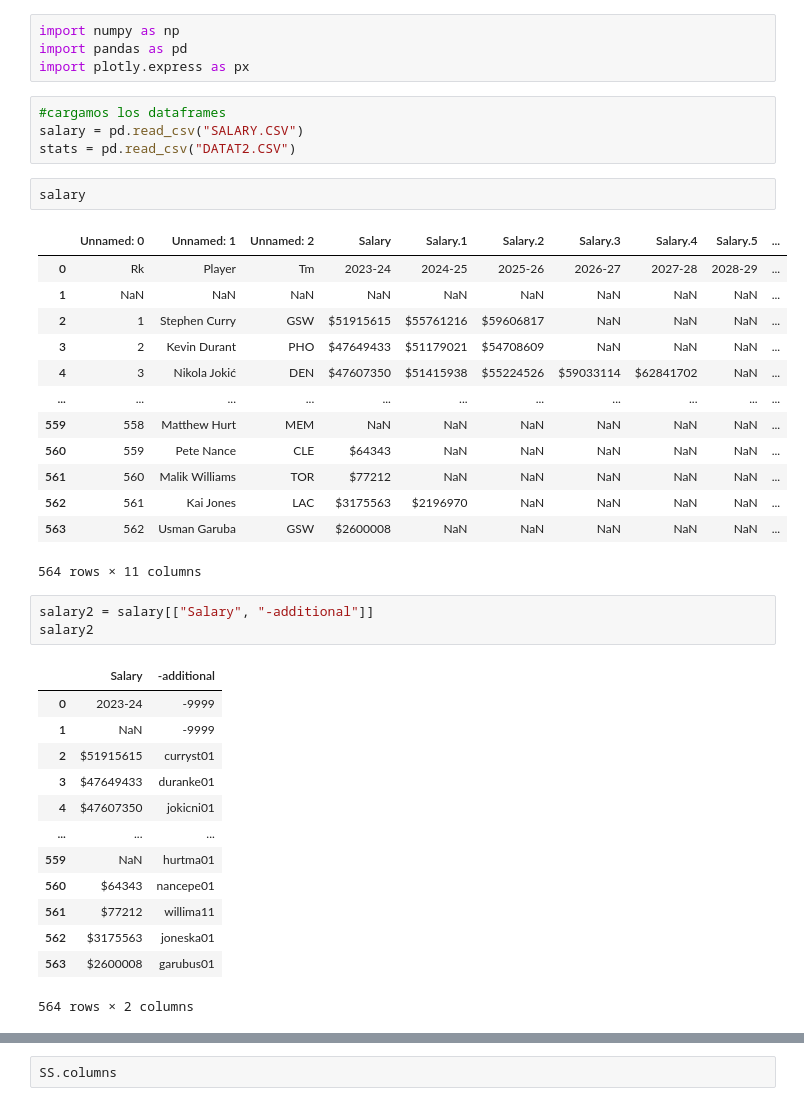
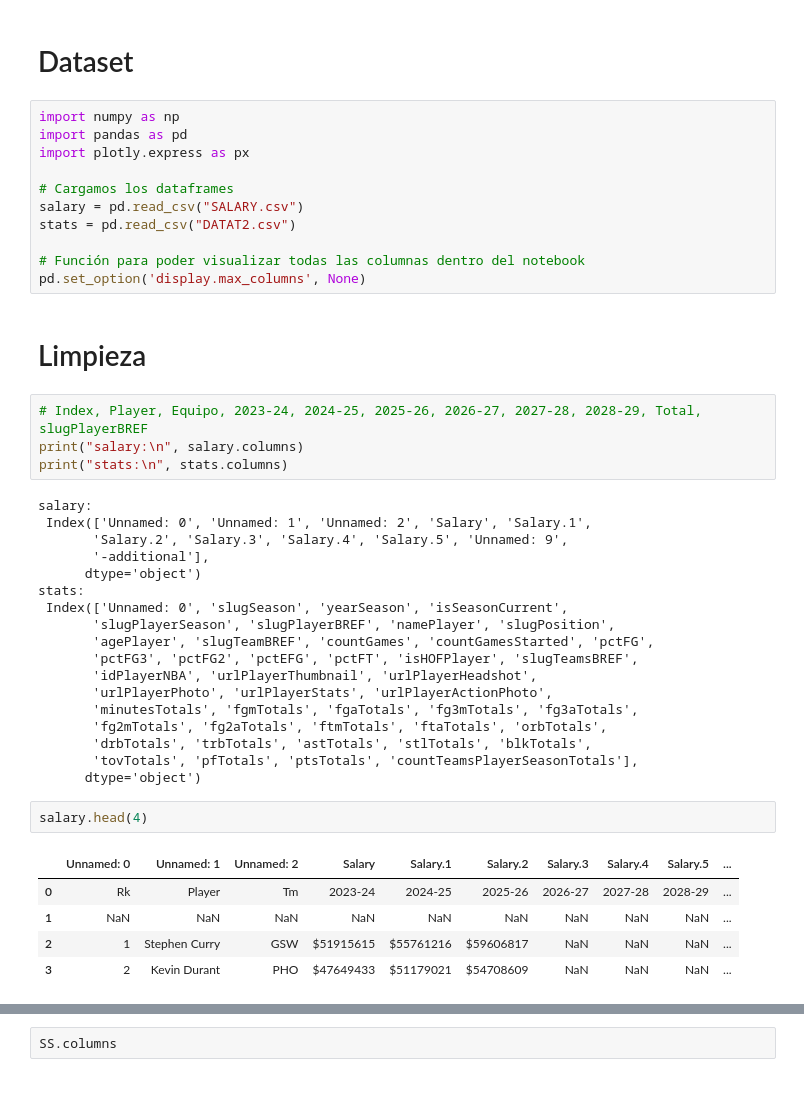
Before and after one commit to m-1806/nba, a Jupyter notebook: M.ipynb, the cells around one changed output, grey strips where cells are left out. Cells and saved outputs as stored; diff of their text form.

```diff
--- a/M.ipynb
+++ b/M.ipynb
@@ -1,41 +6,45 @@
+# %% [markdown]
+# Dataset
 # %%
 import numpy as np
 import pandas as pd
 import plotly.express as px
+
+# Cargamos los dataframes
+salary = pd.read_csv("SALARY.csv")
+stats = pd.read_csv("DATAT2.csv")
+
+# Función para poder visualizar todas las columnas dentro del notebook
+pd.set_option('display.max_columns', None)
-# %%
-#cargamos los dataframes
-salary = pd.read_csv("SALARY.CSV")
-stats = pd.read_csv("DATAT2.CSV")
+# %% [markdown]
+# Limpieza
+# %%
+# Index, Player, Equipo, 2023-24, 2024-25, 2025-26, 2026-27, 2027-28, 2028-29, Total, slugPlayerBREF
+print("salary:\n", salary.columns)
+print("stats:\n", stats.columns)
+# %% [output]
+salary:
+ Index(['Unnamed: 0', 'Unnamed: 1', 'Unnamed: 2', 'Salary', 'Salary.1',
+       'Salary.2', 'Salary.3', 'Salary.4', 'Salary.5', 'Unnamed: 9',
+       '-additional'],
+      dtype='object')
+stats:
+ Index(['Unnamed: 0', 'slugSeason', 'yearSeason', 'isSeasonCurrent',
+       'slugPlayerSeason', 'slugPlayerBREF', 'namePlayer', 'slugPosition',
+       'agePlayer', 'slugTeamBREF', 'countGames', 'countGamesStarted', 'pctFG',
+       'pctFG3', 'pctFG2', 'pctEFG', 'pctFT', 'isHOFPlayer', 'slugTeamsBREF',
+       'idPlayerNBA', 'urlPlayerThumbnail', 'urlPlayerHeadshot',
+       'urlPlayerPhoto', 'urlPlayerStats', 'urlPlayerActionPhoto',
+       'minutesTotals', 'fgmTotals', 'fgaTotals', 'fg3mTotals', 'fg3aTotals',
+       'fg2mTotals', 'fg2aTotals', 'ftmTotals', 'ftaTotals', 'orbTotals',
+       'drbTotals', 'trbTotals', 'astTotals', 'stlTotals', 'blkTotals',
+       'tovTotals', 'pfTotals', 'ptsTotals', 'countTeamsPlayerSeasonTotals'],
+      dtype='object')
 # %%
-salary
+salary.head(4)
 # %% [output]
 |  | Unnamed: 0 | Unnamed: 1 | Unnamed: 2 | Salary | Salary.1 | Salary.2 | Salary.3 | Salary.4 | Salary.5 | ... |
 | 0 | Rk | Player | Tm | 2023-24 | 2024-25 | 2025-26 | 2026-27 | 2027-28 | 2028-29 | ... |
 | 1 | NaN | NaN | NaN | NaN | NaN | NaN | NaN | NaN | NaN | ... |
 | 2 | 1 | Stephen Curry | GSW | $51915615 | $55761216 | $59606817 | NaN | NaN | NaN | ... |
 | 3 | 2 | Kevin Durant | PHO | $47649433 | $51179021 | $54708609 | NaN | NaN | NaN | ... |
-| 4 | 3 | Nikola Jokić | DEN | $47607350 | $51415938 | $55224526 | $59033114 | $62841702 | NaN | ... |
-| ... | ... | ... | ... | ... | ... | ... | ... | ... | ... | ... |
-| 559 | 558 | Matthew Hurt | MEM | NaN | NaN | NaN | NaN | NaN | NaN | ... |
-| 560 | 559 | Pete Nance | CLE | $64343 | NaN | NaN | NaN | NaN | NaN | ... |
-| 561 | 560 | Malik Williams | TOR | $77212 | NaN | NaN | NaN | NaN | NaN | ... |
-| 562 | 561 | Kai Jones | LAC | $3175563 | $2196970 | NaN | NaN | NaN | NaN | ... |
-| 563 | 562 | Usman Garuba | GSW | $2600008 | NaN | NaN | NaN | NaN | NaN | ... |
-564 rows × 11 columns
-# %%
-salary2 = salary[["Salary", "-additional"]]
-salary2
-# %% [output]
-|  | Salary | -additional |
-| 0 | 2023-24 | -9999 |
-| 1 | NaN | -9999 |
-| 2 | $51915615 | curryst01 |
-| 3 | $47649433 | duranke01 |
-| 4 | $47607350 | jokicni01 |
-| ... | ... | ... |
-| 559 | NaN | hurtma01 |
-| 560 | $64343 | nancepe01 |
-| 561 | $77212 | willima11 |
-| 562 | $3175563 | joneska01 |
-| 563 | $2600008 | garubus01 |
-564 rows × 2 columns
```
Also changed, not shown: parts of 34 cells of this notebook.
